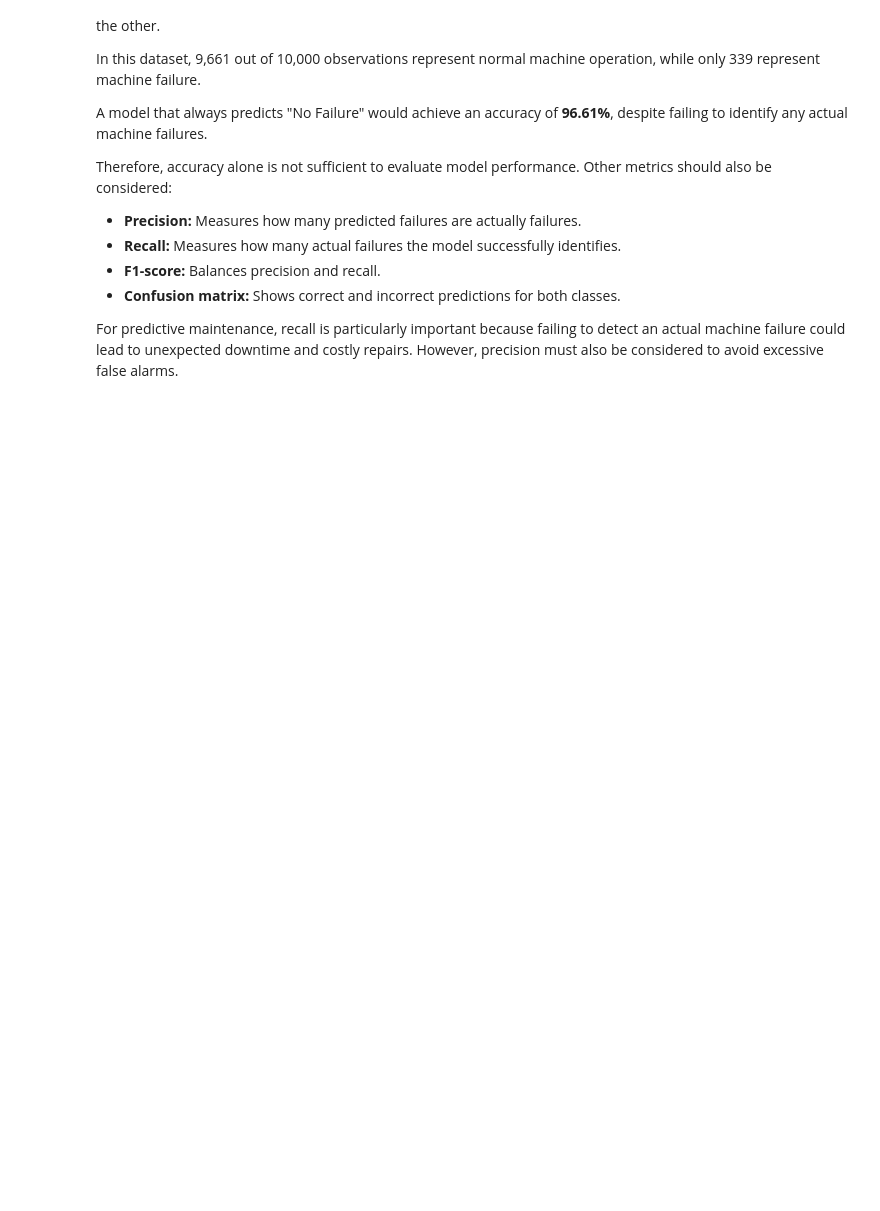
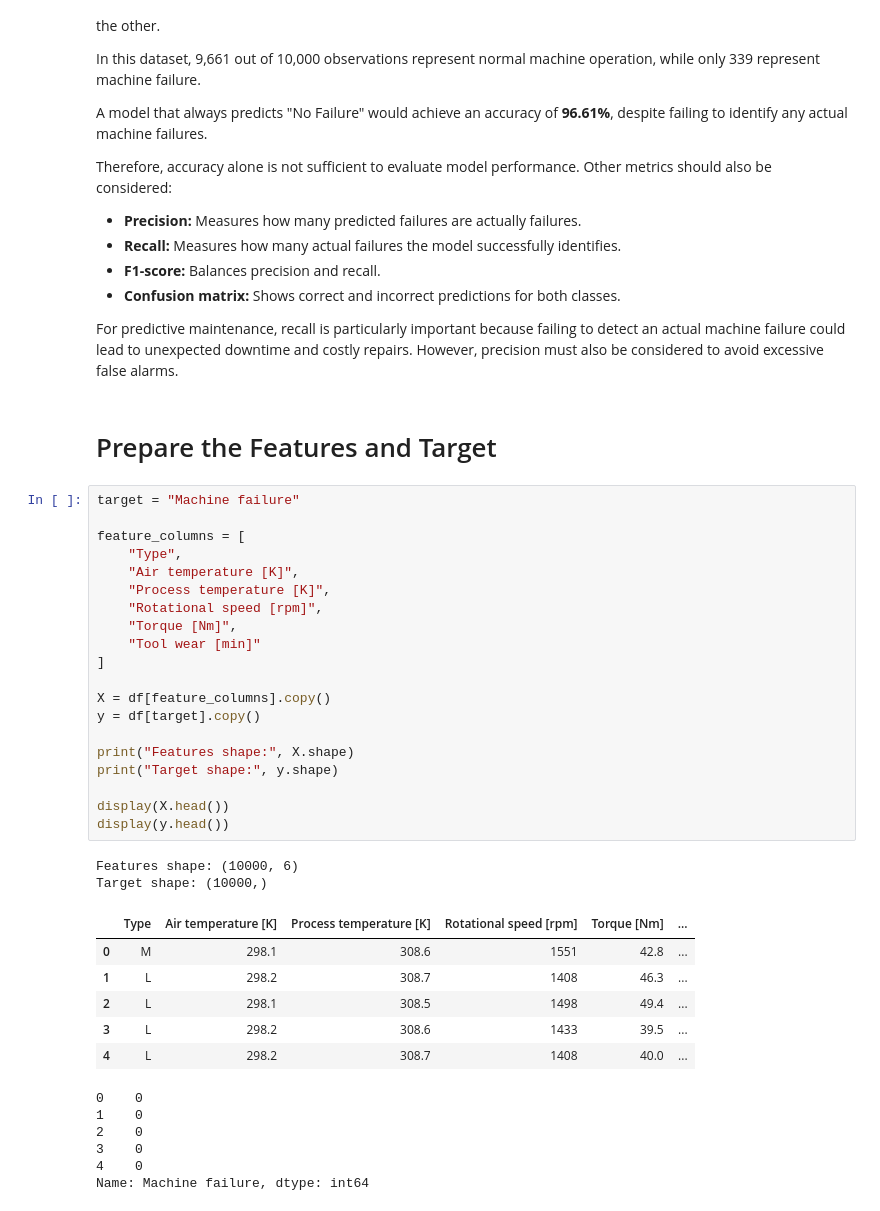
Before and after one commit to FayrouzWaleed/industrial-predictive-maintenance, a Jupyter notebook: notebooks/predictive_maintenance.ipynb, the cells around one changed output. Drawn from its saved outputs; the diff is of its cells as text; blank space fills up the shorter version.

Commit message:
Prepared Features and Target

```diff
--- a/notebooks/predictive_maintenance.ipynb
+++ b/notebooks/predictive_maintenance.ipynb
@@ -340,3 +340,40 @@ Therefore, accuracy alone is not sufficient to evaluate model performance. Other
 - **Confusion matrix:** Shows correct and incorrect predictions for both classes.
 
 For predictive maintenance, recall is particularly important because failing to detect an actual machine failure could lead to unexpected downtime and costly repairs. However, precision must also be considered to avoid excessive false alarms.
+# %% [markdown]
+# Prepare the Features and Target
+# %%
+target = "Machine failure"
+
+feature_columns = [
+    "Type",
+    "Air temperature [K]",
+    "Process temperature [K]",
+    "Rotational speed [rpm]",
+    "Torque [Nm]",
+    "Tool wear [min]"
+]
+
+X = df[feature_columns].copy()
+y = df[target].copy()
+
+print("Features shape:", X.shape)
+print("Target shape:", y.shape)
+
+display(X.head())
+display(y.head())
+# %% [output]
+Features shape: (10000, 6)
+Target shape: (10000,)
+|  | Type | Air temperature [K] | Process temperature [K] | Rotational speed [rpm] | Torque [Nm] | ... |
+| 0 | M | 298.1 | 308.6 | 1551 | 42.8 | ... |
+| 1 | L | 298.2 | 308.7 | 1408 | 46.3 | ... |
+| 2 | L | 298.1 | 308.5 | 1498 | 49.4 | ... |
+| 3 | L | 298.2 | 308.6 | 1433 | 39.5 | ... |
+| 4 | L | 298.2 | 308.7 | 1408 | 40.0 | ... |
+0    0
+1    0
+2    0
+3    0
+4    0
+Name: Machine failure, dtype: int64
```
Also changed, not shown: parts of 1 cell of this notebook.
